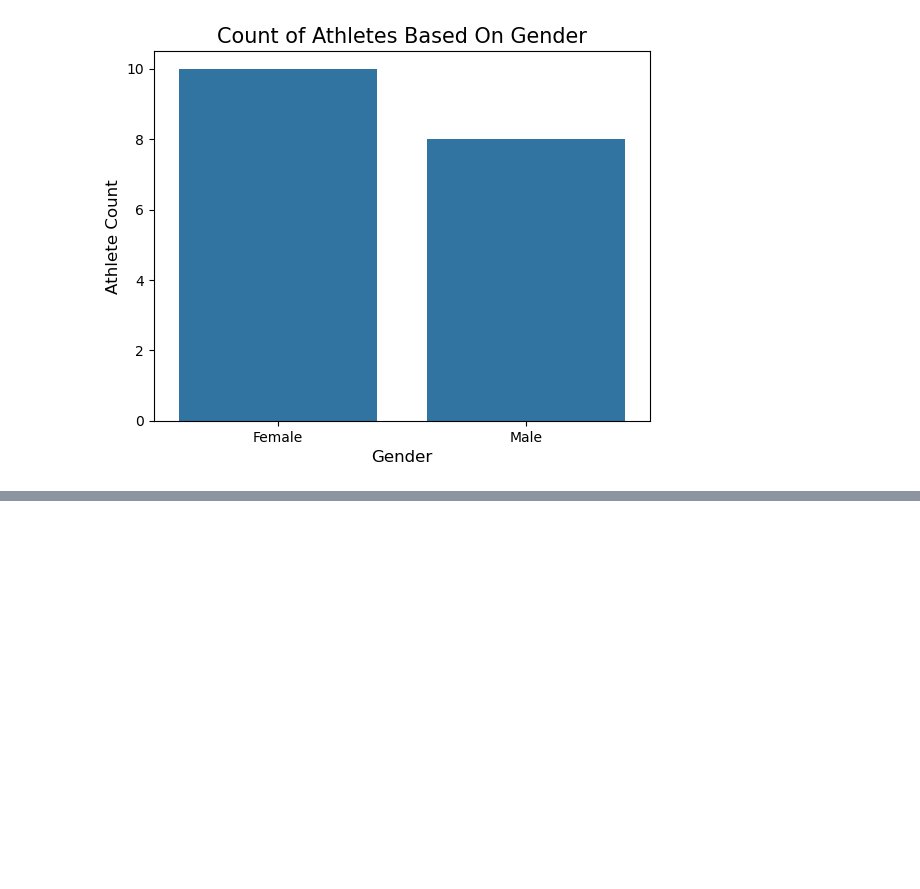
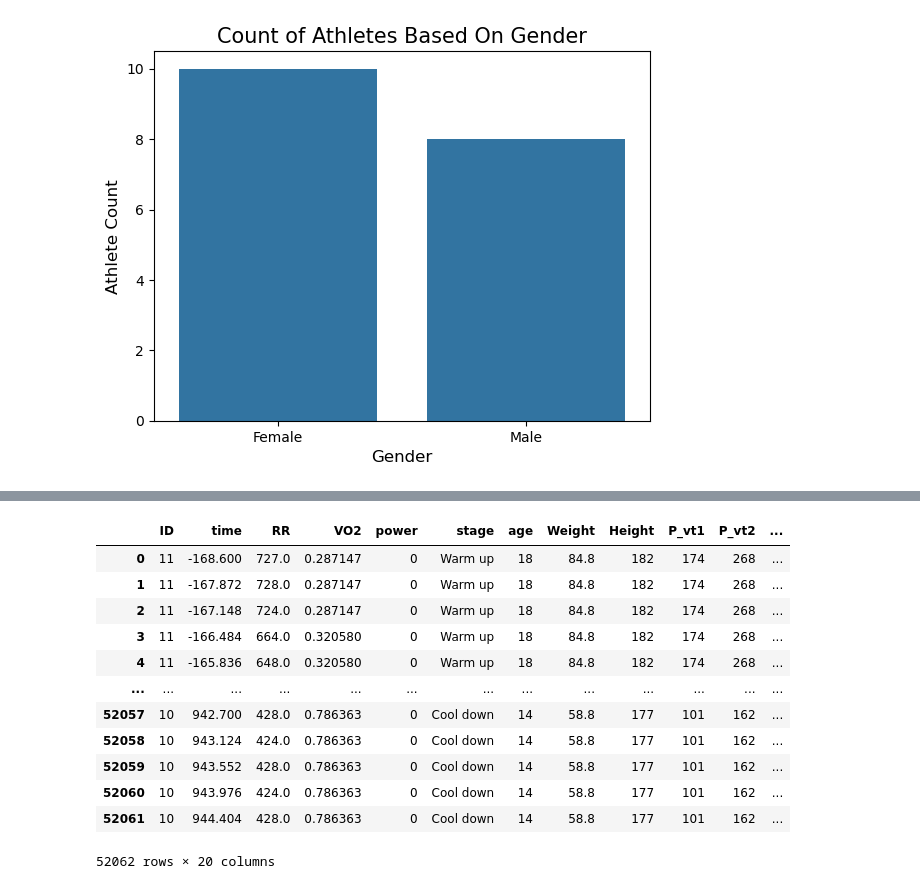
Before and after one commit to Soumi88-dev/Team4_Python_Warriors, a Jupyter notebook: Team4_Python_Warriers_Main80_Questions.ipynb, the cells around one changed output, grey strips where cells are left out. Drawn from its saved outputs; the diff is of its cells as text; code cells hidden in the pictures; blank space fills up the shorter version.

```diff
--- a/Team4_Python_Warriers_Main80_Questions.ipynb
+++ b/Team4_Python_Warriers_Main80_Questions.ipynb
@@ -1252,0 +1402,16 @@ plt.show()
+# %%
+merged_sports
+# %% [output]
+|  | ID | time | RR | VO2 | power | stage | age | Weight | Height | P_vt1 | P_vt2 | ... |
+| 0 | 11 | -168.600 | 727.0 | 0.287147 | 0 | Warm up | 18 | 84.8 | 182 | 174 | 268 | ... |
+| 1 | 11 | -167.872 | 728.0 | 0.287147 | 0 | Warm up | 18 | 84.8 | 182 | 174 | 268 | ... |
+| 2 | 11 | -167.148 | 724.0 | 0.287147 | 0 | Warm up | 18 | 84.8 | 182 | 174 | 268 | ... |
+| 3 | 11 | -166.484 | 664.0 | 0.320580 | 0 | Warm up | 18 | 84.8 | 182 | 174 | 268 | ... |
+| 4 | 11 | -165.836 | 648.0 | 0.320580 | 0 | Warm up | 18 | 84.8 | 182 | 174 | 268 | ... |
+| ... | ... | ... | ... | ... | ... | ... | ... | ... | ... | ... | ... | ... |
+| 52057 | 10 | 942.700 | 428.0 | 0.786363 | 0 | Cool down | 14 | 58.8 | 177 | 101 | 162 | ... |
+| 52058 | 10 | 943.124 | 424.0 | 0.786363 | 0 | Cool down | 14 | 58.8 | 177 | 101 | 162 | ... |
+| 52059 | 10 | 943.552 | 428.0 | 0.786363 | 0 | Cool down | 14 | 58.8 | 177 | 101 | 162 | ... |
+| 52060 | 10 | 943.976 | 424.0 | 0.786363 | 0 | Cool down | 14 | 58.8 | 177 | 101 | 162 | ... |
+| 52061 | 10 | 944.404 | 428.0 | 0.786363 | 0 | Cool down | 14 | 58.8 | 177 | 101 | 162 | ... |
+52062 rows × 20 columns
```
Also changed, not shown: parts of 25 cells of this notebook.
